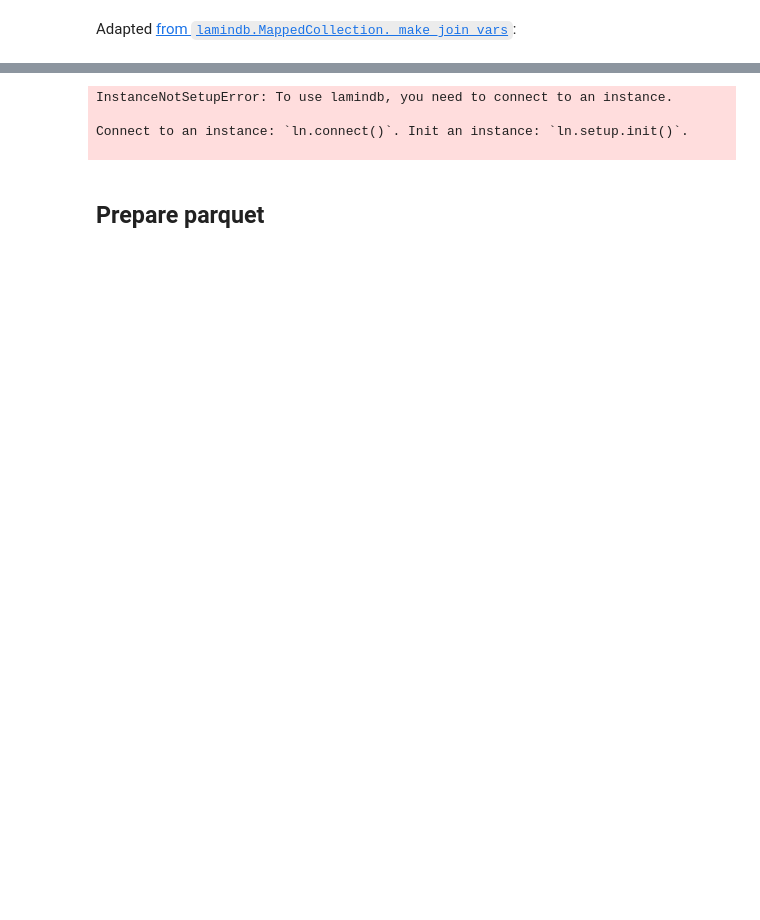
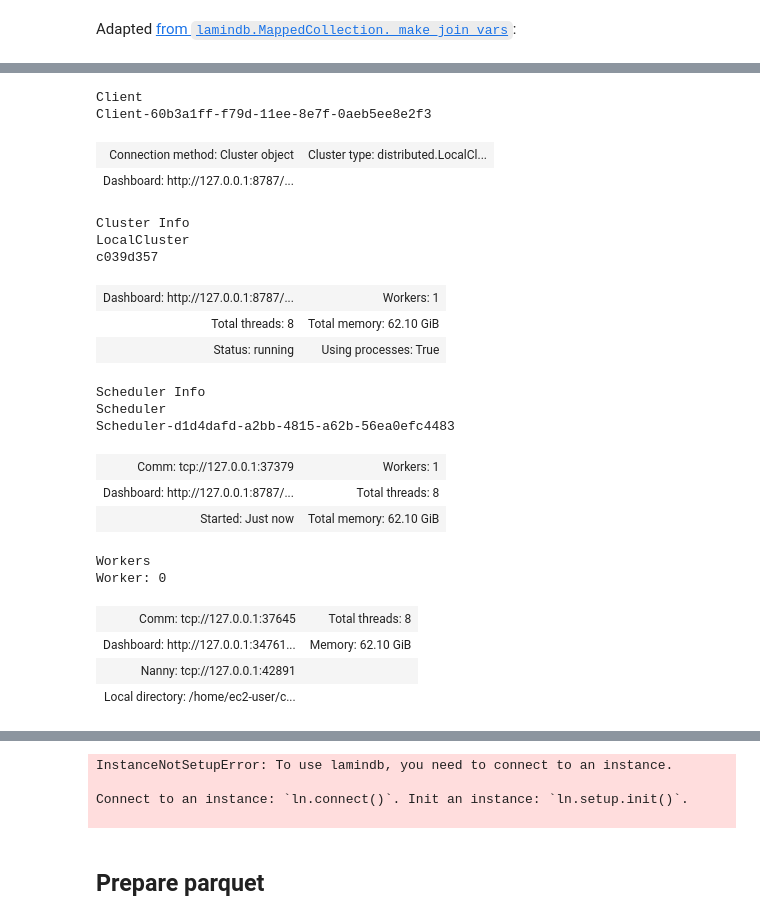
Before and after one commit to TileDB-Inc/arrayloader-benchmarks, a Jupyter notebook: Prepare a collection for Merlin benchmarks.ipynb, the cells around one changed output, grey strips where cells are left out. Cells and saved outputs as stored; diff of their text form; code cells hidden in the pictures; blank space fills up the shorter version.

```diff
--- a/Prepare a collection for Merlin benchmarks.ipynb
+++ b/Prepare a collection for Merlin benchmarks.ipynb
@@ -160,0 +119,29 @@ Wall time: 13min 22s
+# %%
+import dask
+dask.config.set({'temporary_directory': 'scratch'})
+cluster = LocalCluster(n_workers=1, threads_per_worker=8)
+client = Client(cluster)
+client
+# %% [output]
+Client
+Client-60b3a1ff-f79d-11ee-8e7f-0aeb5ee8e2f3
+| Connection method: Cluster object | Cluster type: distributed.LocalCl... |
+| Dashboard: http://127.0.0.1:8787/... |  |
+Cluster Info
+LocalCluster
+c039d357
+| Dashboard: http://127.0.0.1:8787/... | Workers: 1 |
+| Total threads: 8 | Total memory: 62.10 GiB |
+| Status: running | Using processes: True |
+Scheduler Info
+Scheduler
+Scheduler-d1d4dafd-a2bb-4815-a62b-56ea0efc4483
+| Comm: tcp://127.0.0.1:37379 | Workers: 1 |
+| Dashboard: http://127.0.0.1:8787/... | Total threads: 8 |
+| Started: Just now | Total memory: 62.10 GiB |
+Workers
+Worker: 0
+| Comm: tcp://127.0.0.1:37645 | Total threads: 8 |
+| Dashboard: http://127.0.0.1:34761... | Memory: 62.10 GiB |
+| Nanny: tcp://127.0.0.1:42891 |  |
+| Local directory: /home/ec2-user/c... |  |
```
Also changed, not shown: parts of 14 cells of this notebook.
